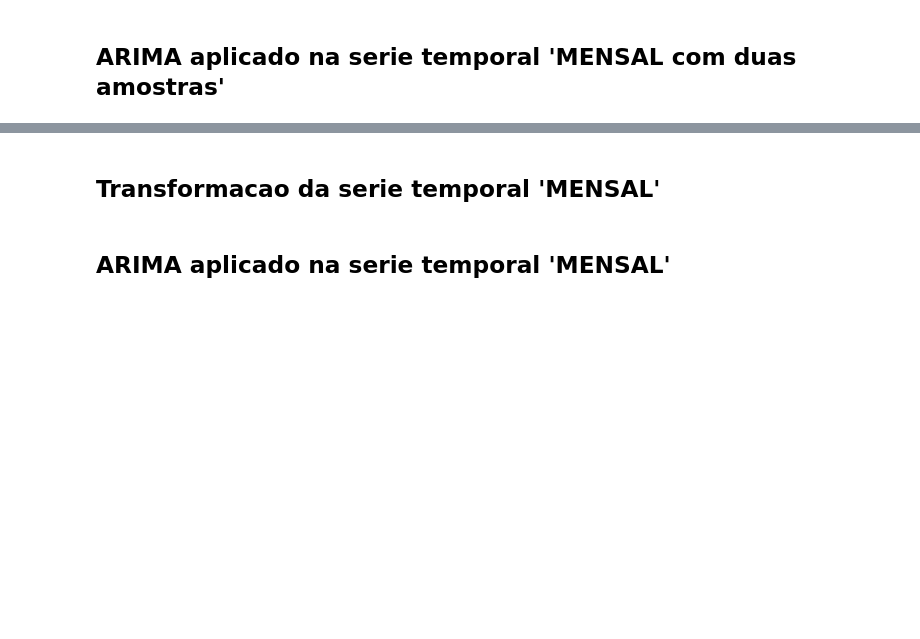
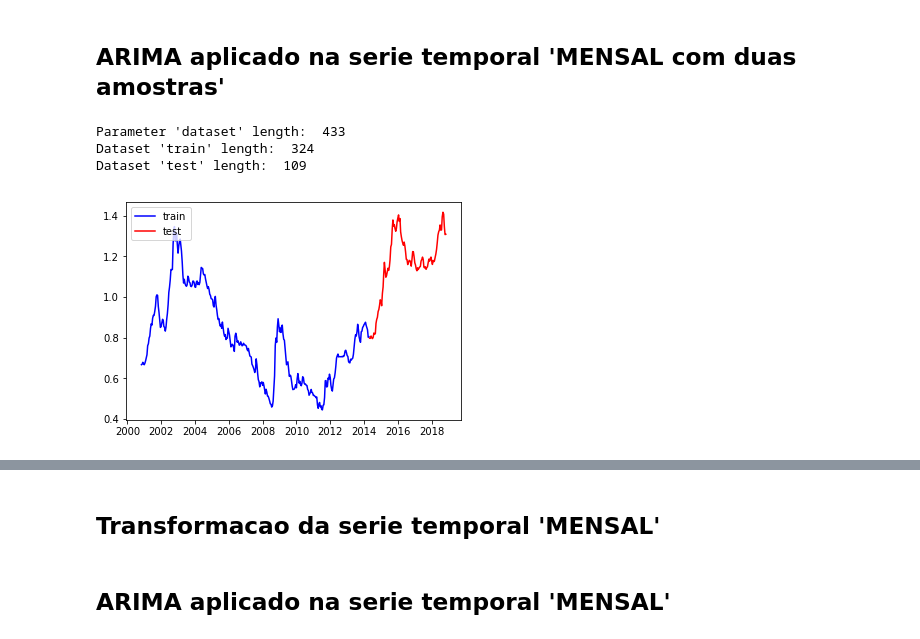
Before and after one commit to jorgealmeidajr/tcc-senai-timeseries, a Jupyter notebook: src/timeseries01-arima.ipynb, the cells around one changed output, grey strips where cells are left out. Cells and saved outputs as stored; diff of their text form; code cells hidden in the pictures; blank space fills up the shorter version.

Commit message:
Melhorias nas rotinas do ARIMA.

```diff
--- a/src/timeseries01-arima.ipynb
+++ b/src/timeseries01-arima.ipynb
@@ -35,8 +47,13 @@ timeseries.check_stationarity(ts_transform['ts_log_diff'], window=24)
 # %% [markdown]
 ## ARIMA aplicado na serie temporal 'MENSAL com duas amostras'
 # %%
-train, test = arima.split_dataset(ts_transform['ts_log'], porcentagem=PORCENTAGEM, debug=True)
+train, test = arima.split_dataset(ts_transform['ts_log'], porcentagem=constants.PORCENTAGEM, debug=True)
 timeseries.plot_train_and_test(train, test)
+# %% [output]
+Parameter 'dataset' length:  433
+Dataset 'train' length:  324
+Dataset 'test' length:  109
+[figure, added]
 # %%
 # melhores parametros encontrados no Grid Search
 arima_params = (0, 1, 1)
```
Also changed, not shown: parts of 8 cells of this notebook, 5 other files.
